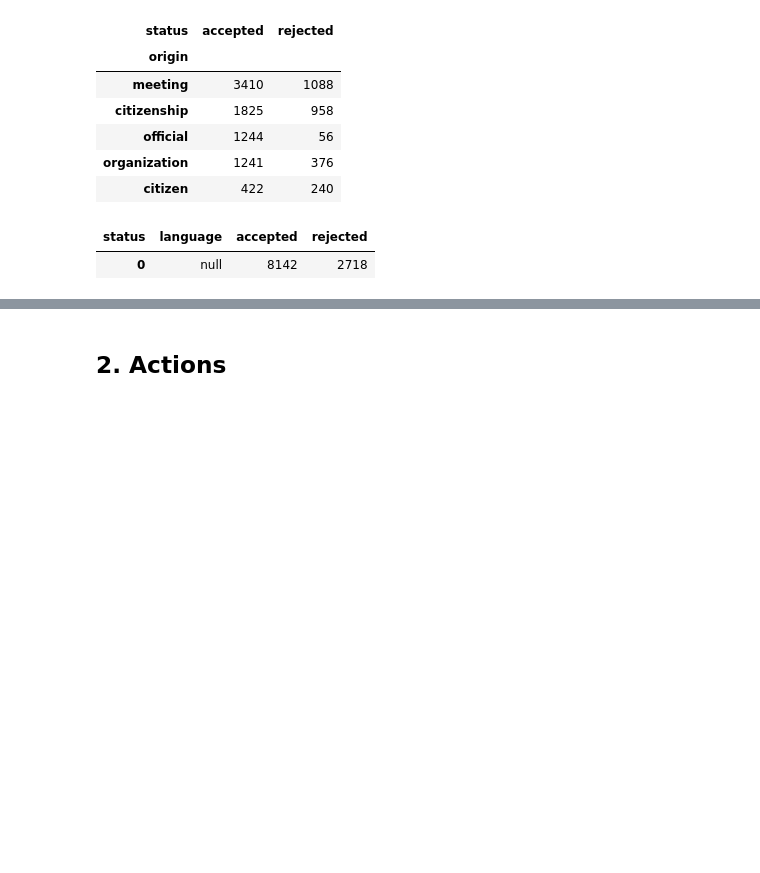
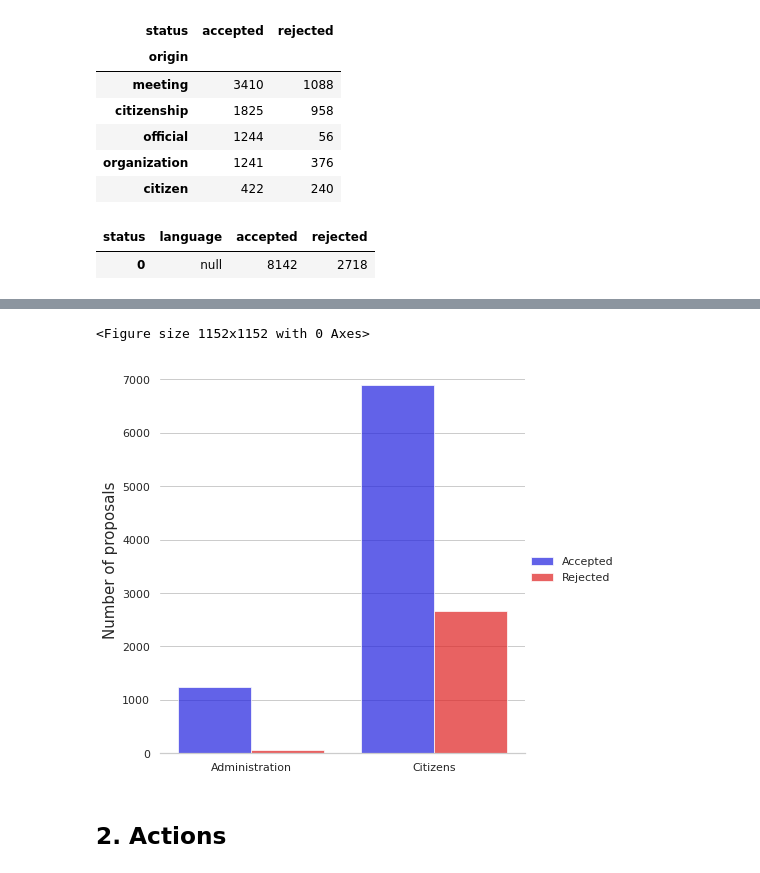
Before and after one commit to anavaldi/auditing_pam, a Jupyter notebook: src/0_descriptive_analytics.ipynb, the cells around one changed output, grey strips where cells are left out. Cells and saved outputs as stored; diff of their text form; code cells hidden in the pictures; blank space fills up the shorter version.

```diff
--- a/src/0_descriptive_analytics.ipynb
+++ b/src/0_descriptive_analytics.ipynb
@@ -468,3 +488,11 @@ df[['language', 'status']].pivot_table(index='language', columns='status', aggfu
 # %% [output]
 | status | language | accepted | rejected |
 | 0 | null | 8142 | 2718 |
+# %%
+# Status per group_author
+
+df_aux = df.groupby(['group_author', 'status']).size()
+df_aux = df_aux.to_frame(name = 'size').reset_index()
+df_aux = df_aux.replace({"administration": "Administration", "citizens": "Citizens"})
+df_aux = df_aux.replace({"accepted": "Accepted", "rejected": "Rejected"})
+df_aux.head()
@@ -471,3 +505,19 @@ df[['language', 'status']].pivot_table(index='language', columns='status', aggfu
+# %%
+import seaborn as sns
+plt.figure(figsize=(16,16))
+# Draw a nested barplot by species and sex
+g = sns.catplot(
+    data=df_aux, kind="bar",
+    x="group_author", y="size", hue="status",
+    ci="sd", palette=["blue", "red"], alpha=.7, height=6,
+)
+g.despine(left=True)
+g.set_axis_labels("", "Number of proposals", fontsize=15)
+g.legend.set_title("")
+plt.savefig('../images/proposals_author.pdf', dpi = 300)
+# %% [output]
+<Figure size 1152x1152 with 0 Axes>
+[figure, added]
 # %% [markdown]
 ## 2. Actions
 # %%
```
Also changed, not shown: parts of 3 cells of this notebook.
